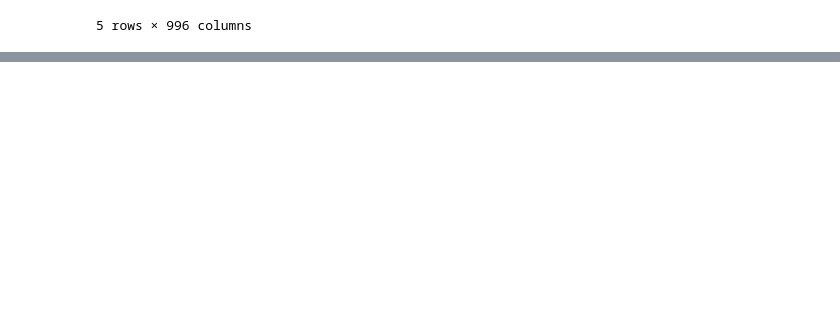
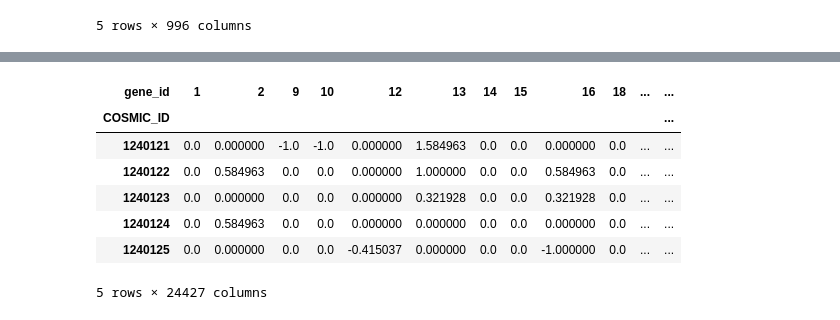
Before and after one commit to esko22/ucb-w210-cap-drug-response, a Jupyter notebook: Variants/cna_feature_prep.ipynb, the cells around one changed output, grey strips where cells are left out. Cells and saved outputs as stored; diff of their text form; code cells hidden in the pictures; blank space fills up the shorter version.

```diff
--- a/Variants/cna_feature_prep.ipynb
+++ b/Variants/cna_feature_prep.ipynb
@@ -282,3 +291,5 @@ gdsc.head()
 5 rows × 996 columns
 # %%
 gdsc.to_csv("../data/GDSC.Segment_Mean.CNA.tsv", sep = "\t",header=True,index=True)
+# %%
+cna_segment_mean = pd.read_csv('../data/GDSC.Segment_Mean.CNA.tsv', index_col='gene_id', sep= "\t")
@@ -284,0 +307,13 @@ gdsc.to_csv("../data/GDSC.Segment_Mean.CNA.tsv", sep = "\t",header=True,index=Tr
+# %%
+cna_segment_mean = cna_segment_mean.transpose()
+cna_segment_mean.index.names = ['COSMIC_ID']
+cna_segment_mean.head()
+# %% [output]
+| gene_id | 1 | 2 | 9 | 10 | 12 | 13 | 14 | 15 | 16 | 18 | ... | ... |
+| COSMIC_ID |  |  |  |  |  |  |  |  |  |  |  | ... |
+| 1240121 | 0.0 | 0.000000 | -1.0 | -1.0 | 0.000000 | 1.584963 | 0.0 | 0.0 | 0.000000 | 0.0 | ... | ... |
+| 1240122 | 0.0 | 0.584963 | 0.0 | 0.0 | 0.000000 | 1.000000 | 0.0 | 0.0 | 0.584963 | 0.0 | ... | ... |
+| 1240123 | 0.0 | 0.000000 | 0.0 | 0.0 | 0.000000 | 0.321928 | 0.0 | 0.0 | 0.321928 | 0.0 | ... | ... |
+| 1240124 | 0.0 | 0.584963 | 0.0 | 0.0 | 0.000000 | 0.000000 | 0.0 | 0.0 | 0.000000 | 0.0 | ... | ... |
+| 1240125 | 0.0 | 0.000000 | 0.0 | 0.0 | -0.415037 | 0.000000 | 0.0 | 0.0 | -1.000000 | 0.0 | ... | ... |
+5 rows × 24427 columns
```
Also changed, not shown: parts of 3 cells of this notebook, 3 other files.
